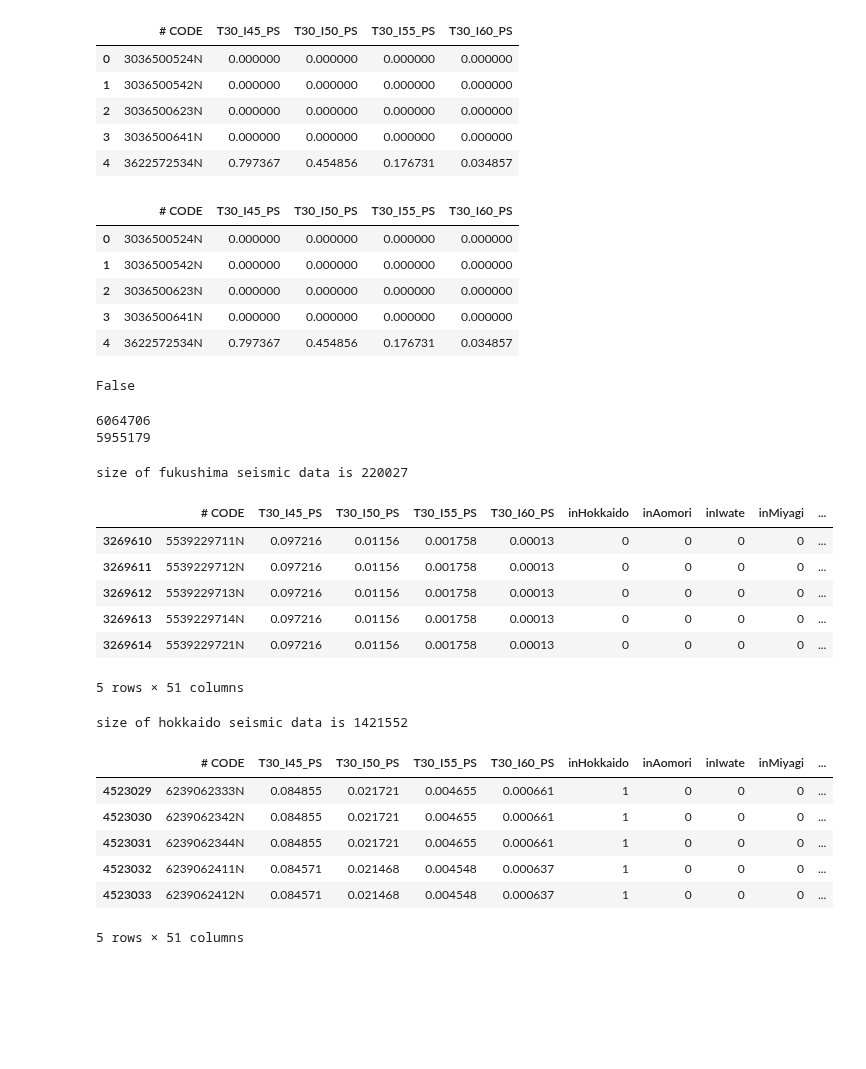
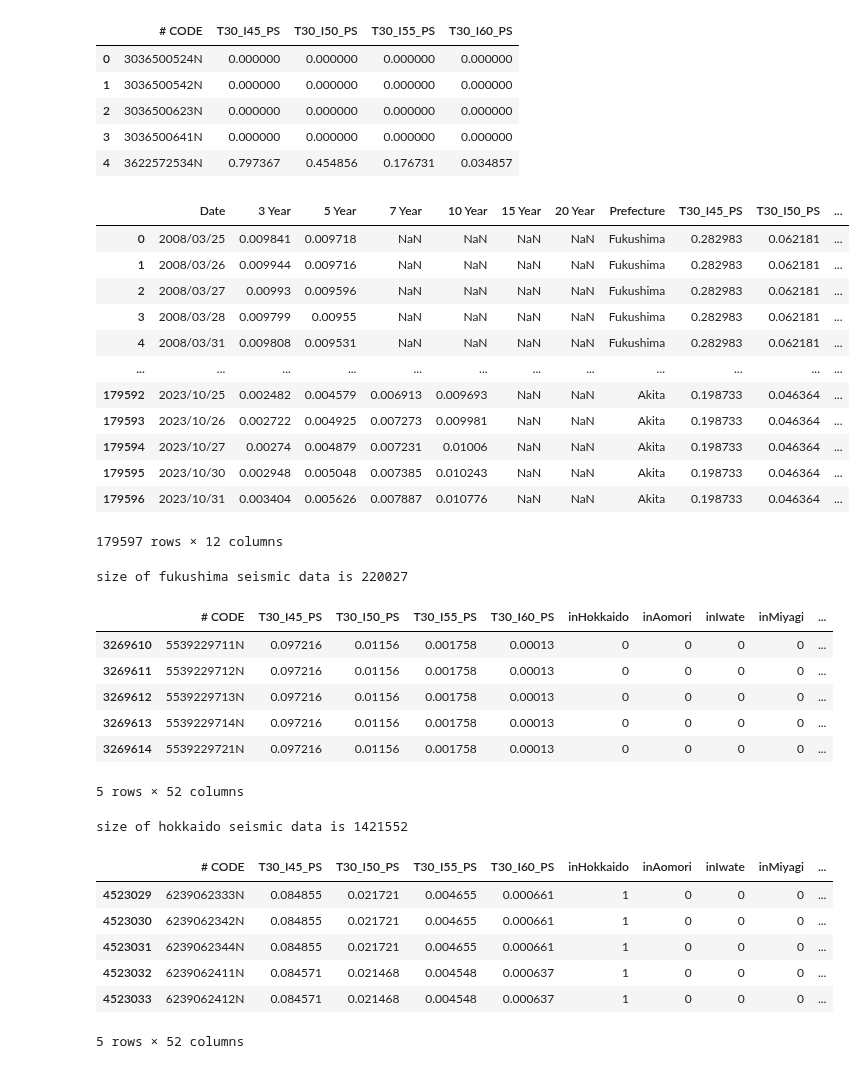
Before and after one commit to RussellzzZ/CausalInferenceDataScienceProject, a Jupyter notebook: data_project.ipynb, the cells around one changed output. Drawn from its saved outputs; the diff is of its cells as text; code cells hidden in the pictures; blank space fills up the shorter version.

Commit message:
processed panel data

```diff
--- a/data_project.ipynb
+++ b/data_project.ipynb
@@ -119,7 +109,7 @@ seismic_data.head()
 | 3 | 3036500641N | 0.000000 | 0.000000 | 0.000000 | 0.000000 |
 | 4 | 3622572534N | 0.797367 | 0.454856 | 0.176731 | 0.034857 |
 # %%
-# TODO: check this is correct
+# # TODO: check this is correct
 
 # def get_latlon(meshCode):
 
@@ -185,14 +175,7 @@ seismic_data.head()
 # seismic_data["lon"] = seismic_data[COLUMNS[0]].apply(lambda x: get_latlon(x[:-1])[1])
 # get_latlon(seismic_data[COLUMNS[0]][:-1])[1]
 # seismic_data["lon"] = get_latlon(seismic_data[COLUMNS[0]][:-1])[0]
-seismic_data.head()
+# seismic_data.head()
-# %% [output]
-|  | # CODE | T30_I45_PS | T30_I50_PS | T30_I55_PS | T30_I60_PS |
-| 0 | 3036500524N | 0.000000 | 0.000000 | 0.000000 | 0.000000 |
-| 1 | 3036500542N | 0.000000 | 0.000000 | 0.000000 | 0.000000 |
-| 2 | 3036500623N | 0.000000 | 0.000000 | 0.000000 | 0.000000 |
-| 3 | 3036500641N | 0.000000 | 0.000000 | 0.000000 | 0.000000 |
-| 4 | 3622572534N | 0.797367 | 0.454856 | 0.176731 | 0.034857 |
 # %%
 MESHCODE = "MeshCode"
 prefecture_for_mesh = [
@@ -236,6 +219,7 @@ prefecture_for_mesh = [
     "Ehime",
     "Kochi",
     "Fukuoka",
+    "Saga",
     "Nagasaki",
     "Kumamoto",
     "Oita",
@@ -252,11 +236,39 @@ for prefecture in prefecture_for_mesh:
     seismic_data["in"+prefecture] = seismic_data[COLUMNS[0]].astype(str).str[:8].astype(int).isin(unique_mesh_codes[prefecture]).astype(int)
     earthquake_risks[prefecture] = seismic_data.query(f"in{prefecture} == 1")
     total_sum += len(earthquake_risks[prefecture])
-# %% [output]
-False
-# %%
-print(total_sum)
-print(len(seismic_data))
-# %% [output]
-6064706
-5955179
+# %%
+prefecture_for_bond = ["Fukushima", "Hokkaido", "Osaka", "Kumamoto", "Fukuoka", "Kanagawa", "Hyogo", "Miyagi", "Niigata", "Aichi",
+                        "Chiba", "Saitama", "Shizuoka", "Fukui", "Gifu", "Gunma", "Ibaraki", "Mie", "Nagano", "Tochigi", "Tokyo",
+                        "Yamanashi", "Kyoto", "Nara", "Shiga", "Hiroshima", "Okayama", "Kagoshima", "Kochi", "Nagasaki", "Oita",
+                        "Saga", "Shimane", "Tokushima", "Akita"]
+bond_data = {}
+panel_data = pd.DataFrame()
+
+risk_column_names = seismic_data.columns[1:5]
+
+for prefecture in prefecture_for_bond:
+    bond_data[prefecture] = pd.read_csv("data/"+prefecture+".csv")
+    bond_data[prefecture]['Date'] = pd.to_datetime(bond_data[prefecture]['Date'], unit='s')
+    bond_data[prefecture]['Date'] = bond_data[prefecture]['Date'].dt.strftime('%Y/%m/%d')
+    bond_data[prefecture]['Prefecture'] = prefecture
+    for column in risk_column_names:
+        bond_data[prefecture][column] = earthquake_risks[prefecture][column].mean()
+    panel_data = panel_data.append(bond_data[prefecture], ignore_index=True)
+    # print(prefecture+":")
+    # print(bond_data[prefecture].tail())
+    # print("="*55)
+panel_data
+# %% [output]
+|  | Date | 3 Year | 5 Year | 7 Year | 10 Year | 15 Year | 20 Year | Prefecture | T30_I45_PS | T30_I50_PS | ... |
+| 0 | 2008/03/25 | 0.009841 | 0.009718 | NaN | NaN | NaN | NaN | Fukushima | 0.282983 | 0.062181 | ... |
+| 1 | 2008/03/26 | 0.009944 | 0.009716 | NaN | NaN | NaN | NaN | Fukushima | 0.282983 | 0.062181 | ... |
+| 2 | 2008/03/27 | 0.00993 | 0.009596 | NaN | NaN | NaN | NaN | Fukushima | 0.282983 | 0.062181 | ... |
+| 3 | 2008/03/28 | 0.009799 | 0.00955 | NaN | NaN | NaN | NaN | Fukushima | 0.282983 | 0.062181 | ... |
+| 4 | 2008/03/31 | 0.009808 | 0.009531 | NaN | NaN | NaN | NaN | Fukushima | 0.282983 | 0.062181 | ... |
+| ... | ... | ... | ... | ... | ... | ... | ... | ... | ... | ... | ... |
+| 179592 | 2023/10/25 | 0.002482 | 0.004579 | 0.006913 | 0.009693 | NaN | NaN | Akita | 0.198733 | 0.046364 | ... |
+| 179593 | 2023/10/26 | 0.002722 | 0.004925 | 0.007273 | 0.009981 | NaN | NaN | Akita | 0.198733 | 0.046364 | ... |
+| 179594 | 2023/10/27 | 0.00274 | 0.004879 | 0.007231 | 0.01006 | NaN | NaN | Akita | 0.198733 | 0.046364 | ... |
+| 179595 | 2023/10/30 | 0.002948 | 0.005048 | 0.007385 | 0.010243 | NaN | NaN | Akita | 0.198733 | 0.046364 | ... |
+| 179596 | 2023/10/31 | 0.003404 | 0.005626 | 0.007887 | 0.010776 | NaN | NaN | Akita | 0.198733 | 0.046364 | ... |
+179597 rows × 12 columns
@@ -272,7 +297,7 @@ size of fukushima seismic data is 220027
 | 3269612 | 5539229713N | 0.097216 | 0.01156 | 0.001758 | 0.00013 | 0 | 0 | 0 | 0 | ... |
 | 3269613 | 5539229714N | 0.097216 | 0.01156 | 0.001758 | 0.00013 | 0 | 0 | 0 | 0 | ... |
 | 3269614 | 5539229721N | 0.097216 | 0.01156 | 0.001758 | 0.00013 | 0 | 0 | 0 | 0 | ... |
-5 rows × 51 columns
+5 rows × 52 columns
 # %%
 hokkaido_seismic_data = seismic_data.query("inHokkaido == 1")
 print(f"size of hokkaido seismic data is {len(hokkaido_seismic_data)}")
@@ -285,7 +310,7 @@ size of hokkaido seismic data is 1421552
 | 4523031 | 6239062344N | 0.084855 | 0.021721 | 0.004655 | 0.000661 | 1 | 0 | 0 | 0 | ... |
 | 4523032 | 6239062411N | 0.084571 | 0.021468 | 0.004548 | 0.000637 | 1 | 0 | 0 | 0 | ... |
 | 4523033 | 6239062412N | 0.084571 | 0.021468 | 0.004548 | 0.000637 | 1 | 0 | 0 | 0 | ... |
-5 rows × 51 columns
+5 rows × 52 columns
 # %%
 kumamoto_seismic_data = seismic_data.query("inKumamoto == 1")
 print(f"size of kumamoto seismic data is {len(kumamoto_seismic_data)}")
```
Also changed, not shown: parts of 6 cells of this notebook, 2 other files.
